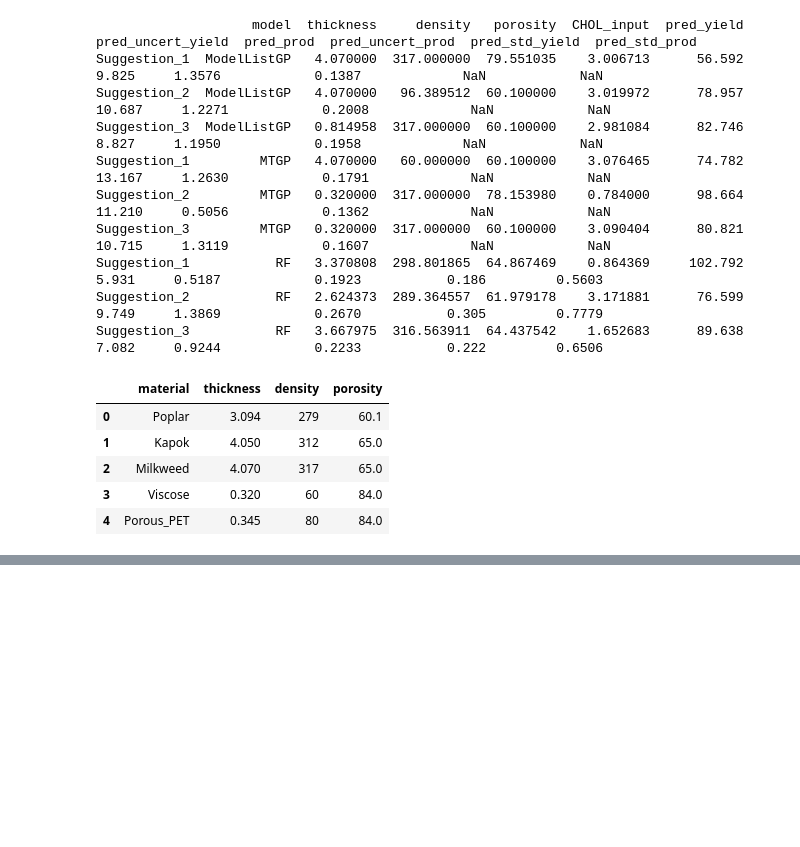
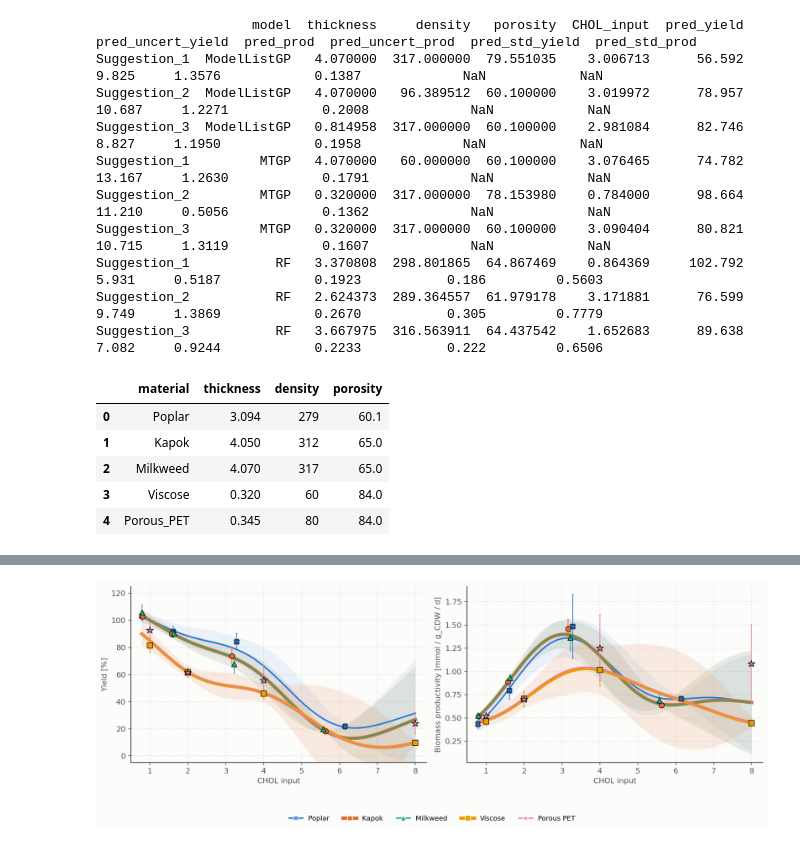
Before and after one commit to LucaBattt/GP-and-BO-for-Material-Selection, a Jupyter notebook: BO_Bioreactor_v2.ipynb, the cells around one changed output, grey strips where cells are left out. Saved outputs shown, nothing was run; the diff lists cells and outputs as text; code cells hidden in the pictures; blank space fills up the shorter version.

Commit message:
Added plot of learned objective vs CHOL

```diff
--- a/BO_Bioreactor_v2.ipynb
+++ b/BO_Bioreactor_v2.ipynb
@@ -964,0 +967,93 @@ inputs_df[['material', 'thickness', 'density', 'porosity']].drop_duplicates(subs
+# %%
+# ------------------------------------------------------------------------------
+# ModelListGP beliefs along CHOL: one curve per material + one "virtual"
+# material (an untested corner of the property box), each with a ±2σ band.
+# Run after the ModelListGP cell (needs: mlgp, X_bounds, Y_mean, Y_std, dtype,
+# normalize, full_inputs_df, full_outputs_df, output_cols, output_sd_cols).
+# ------------------------------------------------------------------------------
+from matplotlib.lines import Line2D
+from matplotlib.patches import Patch
+
+SURF, INK, INK2, GRID = "#fcfcfb", "#0b0b0b", "#52514e", "#e4e3df"
+
+# One color + marker + line width per material (markers follow material_shapes from the data plot;
+# 'x' -> filled 'X'). Kapok/Viscose are drawn thicker so they stay visible under their near-identical
+# twins Milkweed/Porous_PET, whose curves land almost exactly on top of them.
+mat_style = {
+    'Poplar':     ("#2a78d6", "X", 2.0),
+    'Kapok':      ("#eb6834", "o", 4.5),
+    'Milkweed':   ("#1baf7a", "^", 1.8),
+    'Viscose':    ("#eda100", "s", 4.5),
+    'Porous_PET': ("#e87ba4", "*", 1.8),
+}
+# Material properties [thickness, density, porosity], taken from the dataset
+mat_props = (full_inputs_df.drop_duplicates('material')
+             .set_index('material')[['thickness', 'density', 'porosity']])
+
+#virtual = ("Untested corner: thickness 4.07, density 60, porosity 60.1\n(the material properties of MTGP Suggestion 1)", [4.07, 60, 60.1], "#8a8985")
+
+chol_grid = np.linspace(full_inputs_df['CHOL_input'].min(), full_inputs_df['CHOL_input'].max(), 300)
+
+def gp_along_chol(model, props):
+    """Posterior mean and std (original units) along the CHOL grid for fixed material properties."""
+    X_grid = torch.tensor([list(props) + [c] for c in chol_grid], dtype=dtype)
+    model.eval()
+    with torch.no_grad():
+        post = model.posterior(normalize(X_grid, bounds=X_bounds))
+        mean = (post.mean * Y_std + Y_mean).numpy()
+        std  = (post.variance.sqrt() * Y_std).numpy()
+    return mean, std
+
+fig, axes = plt.subplots(1, 2, figsize=(12.5, 5.0), dpi=160, facecolor=SURF)
+ylabels = ["Yield [%]", "Biomass productivity [mmol / g_CDW / d]"]
+titles  = ["Yield falls steadily as CHOL increases", "Productivity peaks at CHOL ≈ 3, then falls"]
+
+for i, ax in enumerate(axes):
+    ax.set_facecolor(SURF)
+    for s in ["top", "right"]:
+        ax.spines[s].set_visible(False)
+    ax.grid(True, color=GRID, alpha=0.75, linestyle='--', linewidth=0.8)
+    ax.set_axisbelow(True)
+
+    # Virtual material: dashed grey line + band
+    #mu, sd = gp_along_chol(mlgp, virtual[1])
+    #ax.fill_between(chol_grid, mu[:, i] - 2 * sd[:, i], mu[:, i] + 2 * sd[:, i],
+    #                color=virtual[2], alpha=0.14, linewidth=0)
+    #ax.plot(chol_grid, mu[:, i], color=virtual[2], lw=2, ls=(0, (4, 3)))
+
+    # Each real material: GP curve + band, measured points with reported SD
+    for mat, (col, mk, lw) in mat_style.items():
+        mu, sd = gp_along_chol(mlgp, mat_props.loc[mat].values)
+        ax.fill_between(chol_grid, mu[:, i] - 2 * sd[:, i], mu[:, i] + 2 * sd[:, i],
+                        color=col, alpha=0.08, linewidth=0)
+        ax.plot(chol_grid, mu[:, i], color=col, lw=lw)
+        mask = full_inputs_df['material'] == mat
+        ax.errorbar(full_inputs_df.loc[mask, 'CHOL_input'],
+                    full_outputs_df.loc[mask, output_cols[i]],
+                    yerr=full_outputs_df.loc[mask, output_sd_cols[i]],
+                    fmt=mk, ms=10 if mk == "*" else 7, color=col, mec='black', mew=0.75,
+                    ecolor=col, elinewidth=1, capsize=1.5, zorder=5)
+
+    # CHOL values used by the GP suggestions
+    #for x in [0.784, 3.05]:
+    #    ax.axvline(x, color=INK2, lw=0.8, ls="--")
+    ax.set_xlabel("CHOL input", color=INK2)
+    ax.set_ylabel(ylabels[i], color=INK2)
+    ax.tick_params(colors=INK2)
+    #ax.set_title(titles[i], loc="left", fontsize=11.5, color=INK, pad=10)
+    ax.set_xlim(0.5, 8.3)
+
+#axes[0].text(3.12, 4, "CHOL ≈ 3", color=INK2, fontsize=8.5, va="bottom")
+#axes[0].text(0.86, 4, "0.78", color=INK2, fontsize=8.5, va="bottom")
+axes[0].set_ylim(-5, 125)
+
+handles = [Line2D([0], [0], color=col, lw=lw, marker=mk, ms=10 if mk == "*" else 7, mec=SURF, label=mat.replace('_', ' '))
+           for mat, (col, mk, lw) in mat_style.items()]
+#handles.append(Line2D([0], [0], color=virtual[2], lw=2, ls=(0, (4, 3)), label=virtual[0]))
+#handles.append(Patch(color=INK2, alpha=0.18, label="Shaded band = ±2σ GP uncertainty;  points = measured mean ± reported SD"))
+fig.legend(handles=handles, loc="lower center", ncol=5, frameon=False, fontsize=9, bbox_to_anchor=(0.5, -0.0001))
+#fig.suptitle("What the ModelListGP believes along CHOL: real materials are well pinned down;"untested property corners are not", x=0.01, ha="left", fontsize=12.5, color=INK, y=0.995)
+plt.tight_layout(rect=(0, 0.13, 1, 0.92))
+plt.show()
+# %% [output]
+[figure, added]
```
Also changed, not shown: parts of 1 cell of this notebook.
